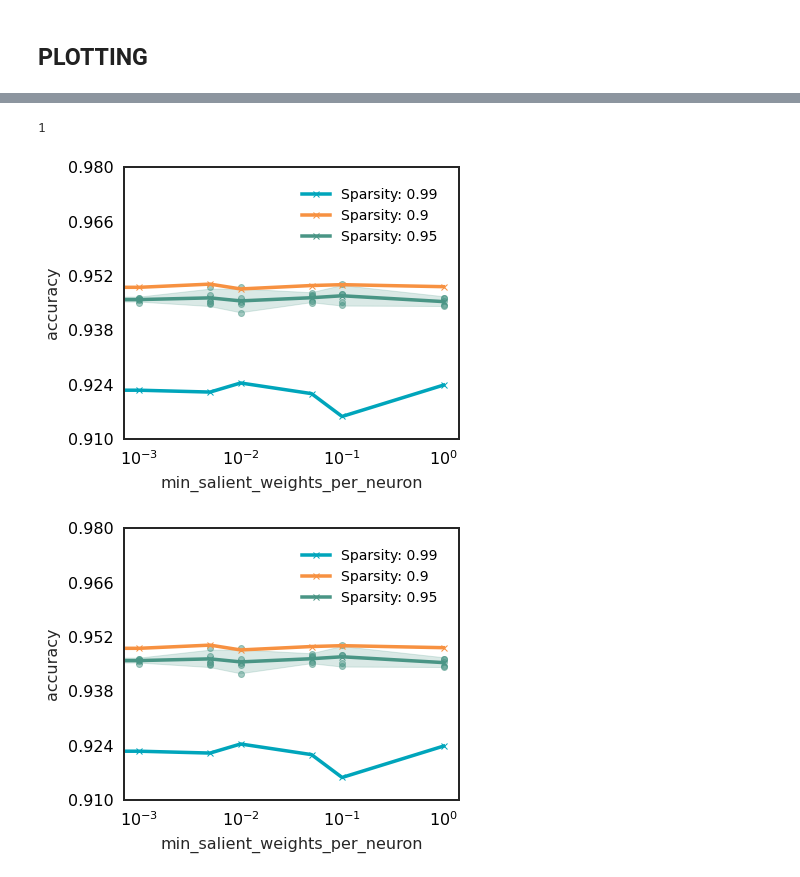
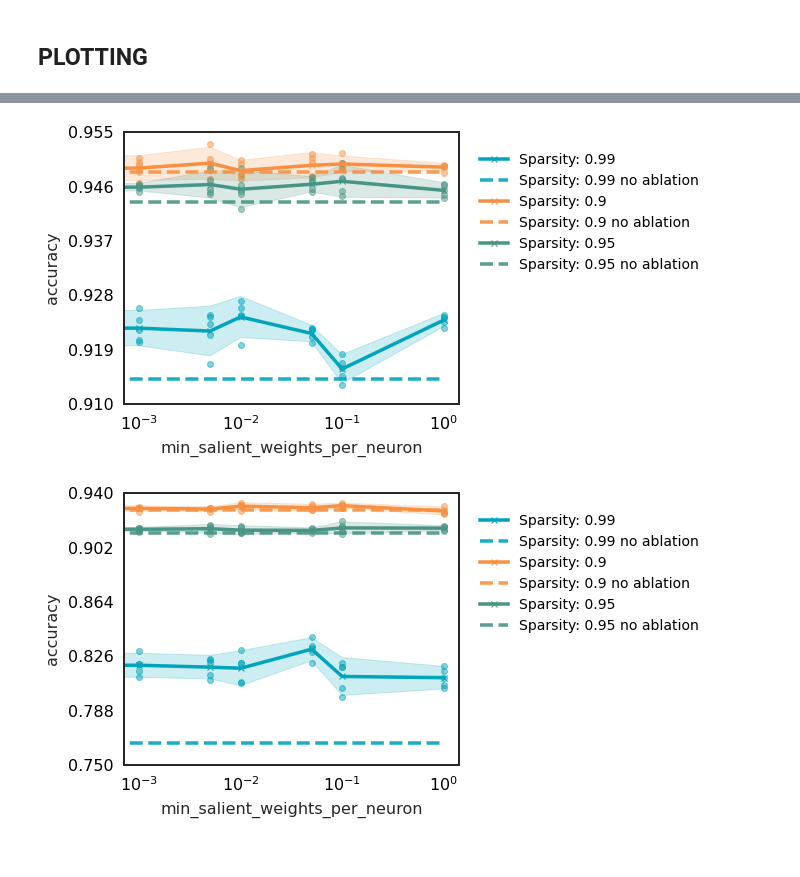
Before and after one commit to calgaryml/condensed-sparsity, a Jupyter notebook: notebooks/final_results.ipynb, the cells around one changed output, grey strips where cells are left out. Cells and saved outputs as stored; diff of their text form; code cells hidden in the pictures.

Commit message:
more plot edits and setup for updated ablation exp on vanilla

```diff
--- a/notebooks/final_results.ipynb
+++ b/notebooks/final_results.ipynb
@@ -68,7 +68,7 @@ def get_model_results(df, model_name="resnet18", expected_epochs=250):
 resnet18=get_model_results(df, "resnet18", 250)
 wide_resnet22=get_model_results(df, "wide_resnet22", 250)
 imagenet=get_model_results(df, "resnet50", 103)
-# imagenet = imagenet.loc[imagenet["sweep_id"]=="aw7o7hz7"]
+imagenet = imagenet.loc[imagenet["sweep_id"]=="aw7o7hz7"]
 # %%
 imagenet.loc[imagenet["rigl.const_fan_in"]==True][["rigl.dynamic_ablation", "rigl.dense_allocation"]]
 # %% [output]
@@ -715,7 +750,3 @@ min_sal_df.groupby(["model", "rigl.dense_allocation", "rigl.min_salient_weights_
-# %%
-10**0
-# %% [output]
-1
 # %%
 ## Hyperparam search for min salient
 
@@ -732,44 +763,50 @@ def plot_min_salient_sweep(df, model_name="", ylim=[0.9,1.0], xlim=[0.49,1.0]):
 
 
     for idx, sparsity in enumerate(df["sparsity"].unique()):
         name=f"Sparsity: {sparsity}"
         df_slice = df.loc[df["sparsity"] == sparsity]
         agg_results = get_confidence_bounds_df(df_slice, target_col=_TARGET_COL, x_col=x_col)
         ax.plot(
             agg_results[x_col], agg_results["mean"], marker='x', label=name, color=colors[idx], alpha=1.0
         )
-    ax.fill_between(
-        agg_results[x_col],
-        agg_results["upper_bound"],
-        agg_results["lower_bound"],
-        color=colors[idx],
-        alpha=0.20
-    )
-    ax.scatter(
-        df_slice[x_col], df_slice[_TARGET_COL], marker='o', color=colors[idx], alpha=0.5
-    )
+        ax.fill_between(
+            agg_results[x_col],
+            agg_results["upper_bound"],
+            agg_results["lower_bound"],
+            color=colors[idx],
+            alpha=0.20
+        )
+        ax.scatter(
+            df_slice[x_col], df_slice[_TARGET_COL], marker='o', color=colors[idx], alpha=0.5
+        )
+        benchmark_val = df_slice.loc[df_slice[x_col]==0]["accuracy"].mean()
+        ax.plot(xlim, [benchmark_val, benchmark_val], "--",  label=f"Sparsity: {sparsity} no ablation", color=colors[idx], alpha=0.9)
 
     plt.xlabel('min_salient_weights_per_neuron')
     plt.ylabel('accuracy')
     handles, labels = ax.get_legend_handles_labels()
     ax.legend(handles, labels)
+    ax.legend(bbox_to_anchor=(1,1))
     ax.set_ylim(ylim)
     # ax.set_xlim(xlim)
     ax.set_xscale("log")
     tick_spaces=5
     y_tick_eps = (max(ylim) - min(ylim))/tick_spaces
     y_ticks = [min(ylim)+y_tick_eps*x for x in range(tick_spaces+1)]
     ax.set_yticks(y_ticks)
     fig.savefig(f"{model_name}_salient_sweep.png", dpi=600, bbox_inches="tight")
     fig.savefig(f"{model_name}_salient_sweep.svg",format="svg", bbox_inches="tight")
     return fig
 
 
 min_salient_sweep_id = "hgqc3joo"
 min_sal_df = df.loc[df["sweep_id"]==min_salient_sweep_id]
 # min_sal_df["rigl.min_salient_weights_per_neuron"]
-for model_name in ['resnet18', 'wide_resnet22']:
-    plot_min_salient_sweep(min_sal_df.loc[min_sal_df["model"]=="resnet18"], model_name="resnet18", ylim=[0.91,0.98], xlim=[0,1])
+# for model_name in ['resnet18', 'wide_resnet22']:
+fig = plot_min_salient_sweep(min_sal_df.loc[min_sal_df["model"]=="resnet18"], model_name="resnet18", ylim=[0.91,0.955], xlim=[0,1])
+fig.show()
+fig = plot_min_salient_sweep(min_sal_df.loc[min_sal_df["model"]=="wide_resnet22"], model_name="wide_resnet22", ylim=[0.75,0.94], xlim=[0,1])
+fig.show()
 # %% [output]
-[figure, old version]
+[figure, new version]
-[figure, old version]
+[figure, new version]
```
Also changed, not shown: parts of 17 cells of this notebook, 1 other file.
